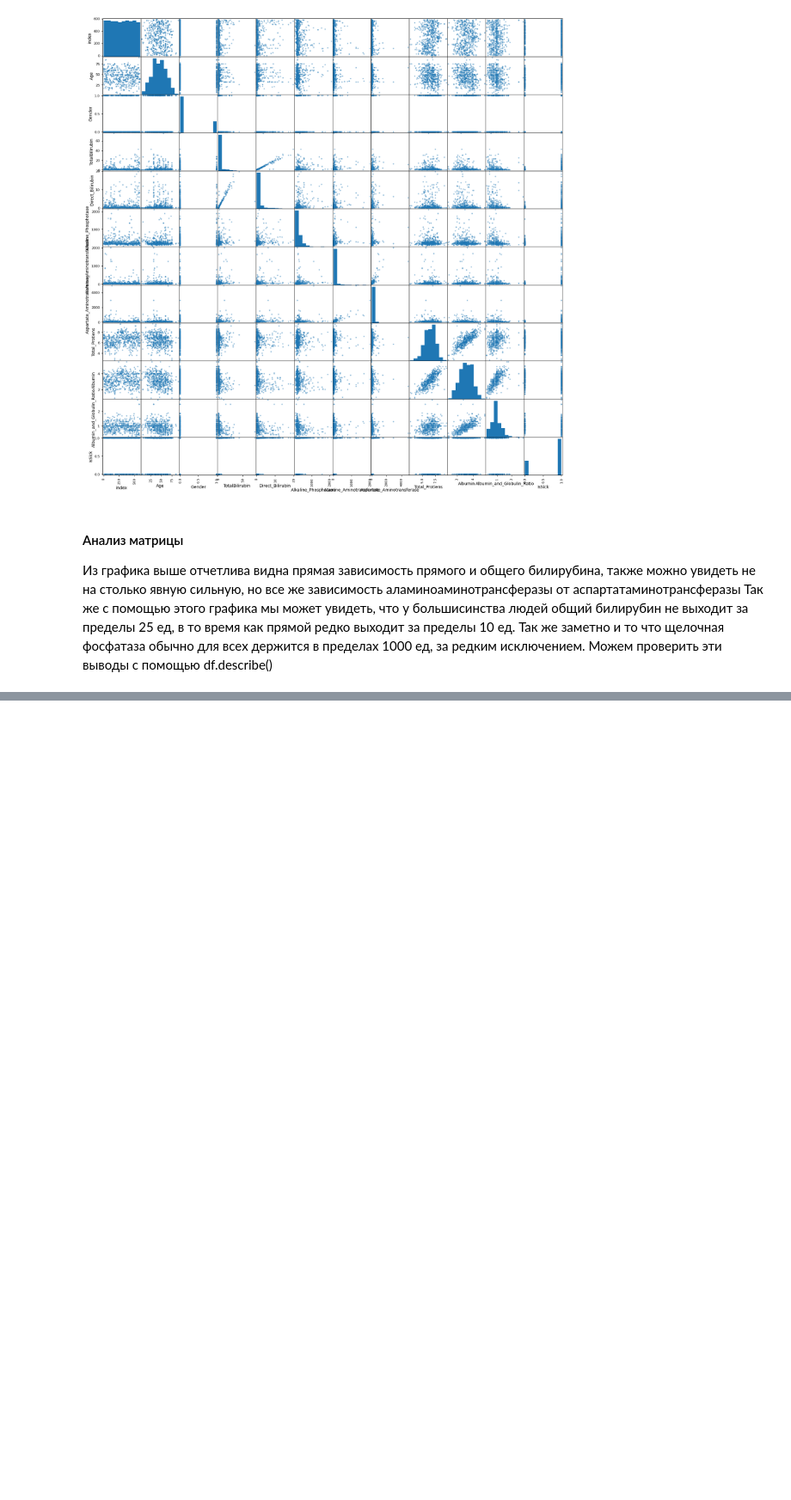
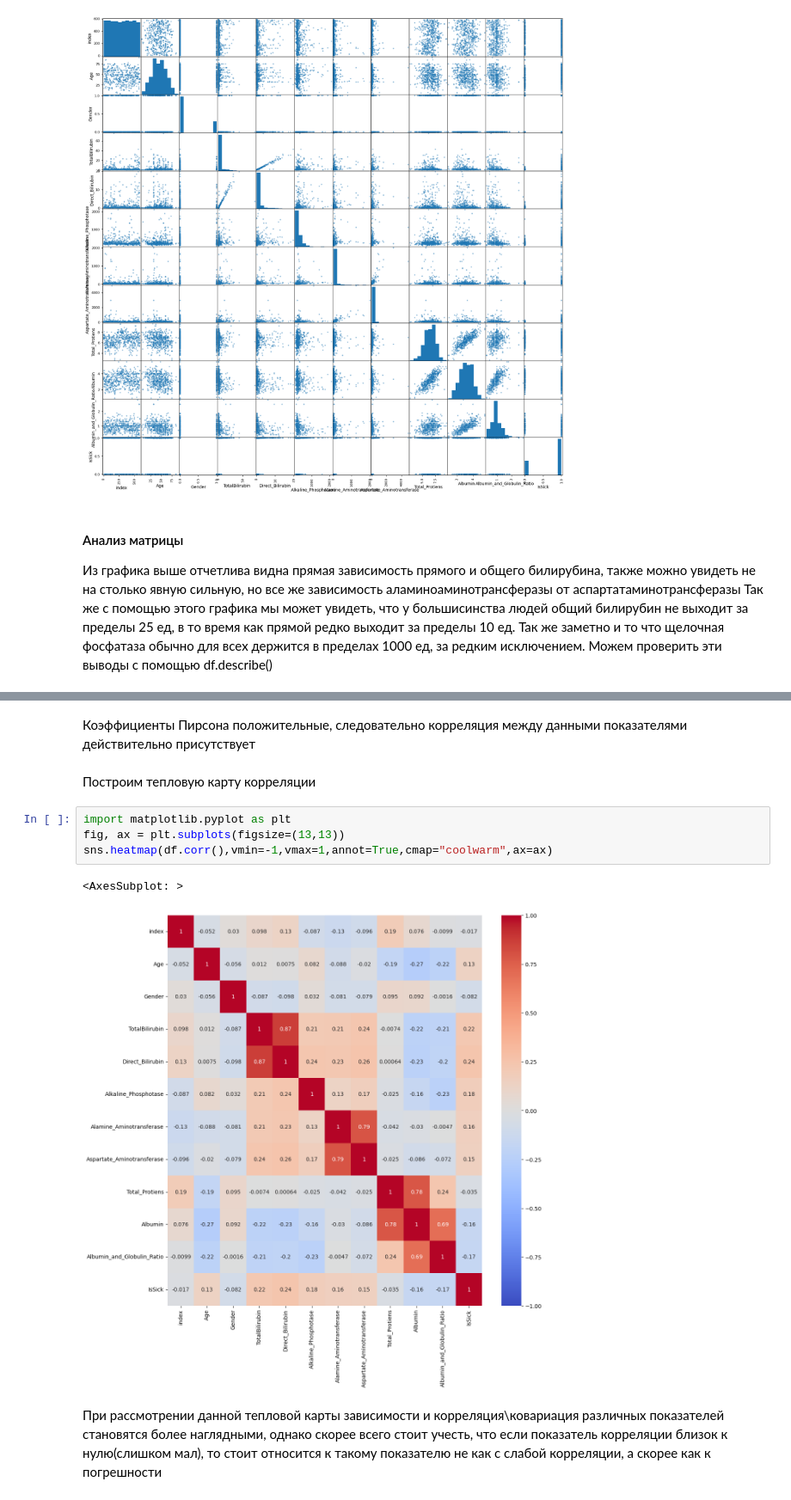
Before and after one commit to EgorYasinovskiy/Data-Analys, a Jupyter notebook: ЛР2/main.ipynb, the cells around one changed output, grey strips where cells are left out. Shown at 86% size. Saved outputs shown, nothing was run; the diff lists cells and outputs as text; blank space fills up the shorter version.

```diff
--- a/ЛР2/main.ipynb
+++ b/ЛР2/main.ipynb
@@ -85,0 +96,13 @@ df.describe()
+# %% [markdown]
+Коэффициенты Пирсона положительные, следовательно корреляция между данными показателями действительно присутствует
+# %% [markdown]
+Построим тепловую карту корреляции
+# %%
+import matplotlib.pyplot as plt
+fig, ax = plt.subplots(figsize=(13,13))
+sns.heatmap(df.corr(),vmin=-1,vmax=1,annot=True,cmap="coolwarm",ax=ax)
+# %% [output]
+<AxesSubplot: >
+[figure, added]
+# %% [markdown]
+При рассмотрении данной тепловой карты зависимости и корреляция\ковариация различных показателей становятся более наглядными, однако скорее всего стоит учесть, что  если показатель корреляции близок к нулю(слишком мал), то стоит относится к такому показателю не как с слабой корреляции, а скорее как к погрешности
```
Also changed, not shown: parts of 4 cells of this notebook, 4 other files.
